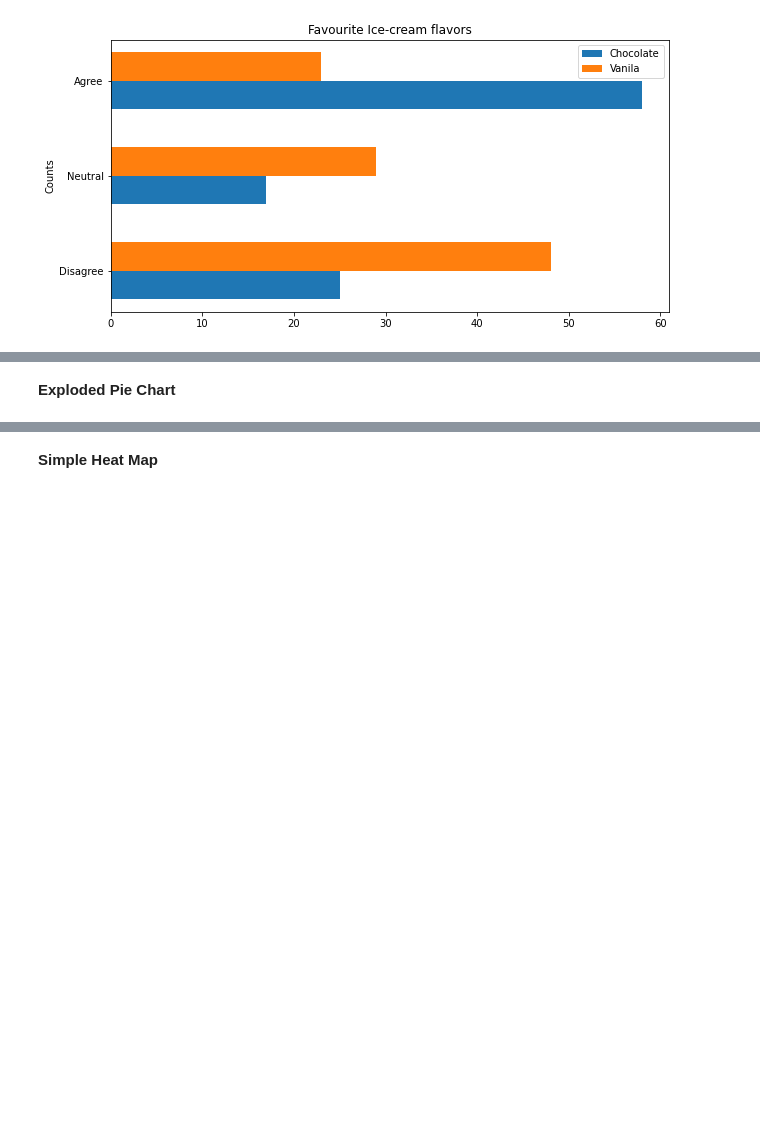
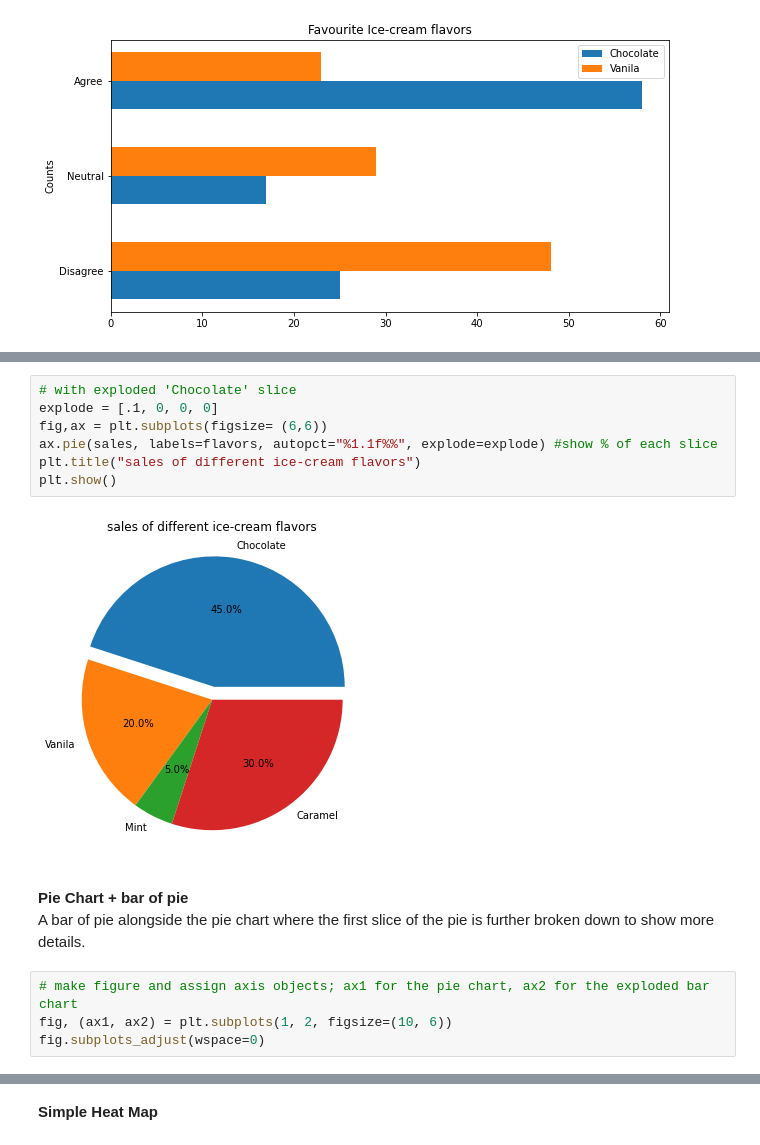
Before and after one commit to HazelIP/Fundamental_DA, a Jupyter notebook: pyplot/pyplot.ipynb, the cells around one changed output, grey strips where cells are left out. Cells and saved outputs as stored; diff of their text form; blank space fills up the shorter version.

```diff
--- a/pyplot/pyplot.ipynb
+++ b/pyplot/pyplot.ipynb
@@ -181,4 +206,18 @@ fig.subplots_adjust(wspace=0)
+# %%
+# with exploded 'Chocolate' slice
+explode = [.1, 0, 0, 0]
+fig,ax = plt.subplots(figsize= (6,6))
+ax.pie(sales, labels=flavors, autopct="%1.1f%%", explode=explode) #show % of each slice
+plt.title("sales of different ice-cream flavors")
+plt.show()
+# %% [output]
+[figure, added]
 # %% [markdown]
-**Exploded Pie Chart**
+**Pie Chart + bar of pie** <br>
+A bar of pie alongside the pie chart where the first slice of the pie is further broken down to show more details.
+# %%
+# make figure and assign axis objects; ax1 for the pie chart, ax2 for the exploded bar chart
+fig, (ax1, ax2) = plt.subplots(1, 2, figsize=(10, 6))
+fig.subplots_adjust(wspace=0)
 # %% [markdown]
 ### Heat Map
```
Also changed, not shown: parts of 15 cells of this notebook.
